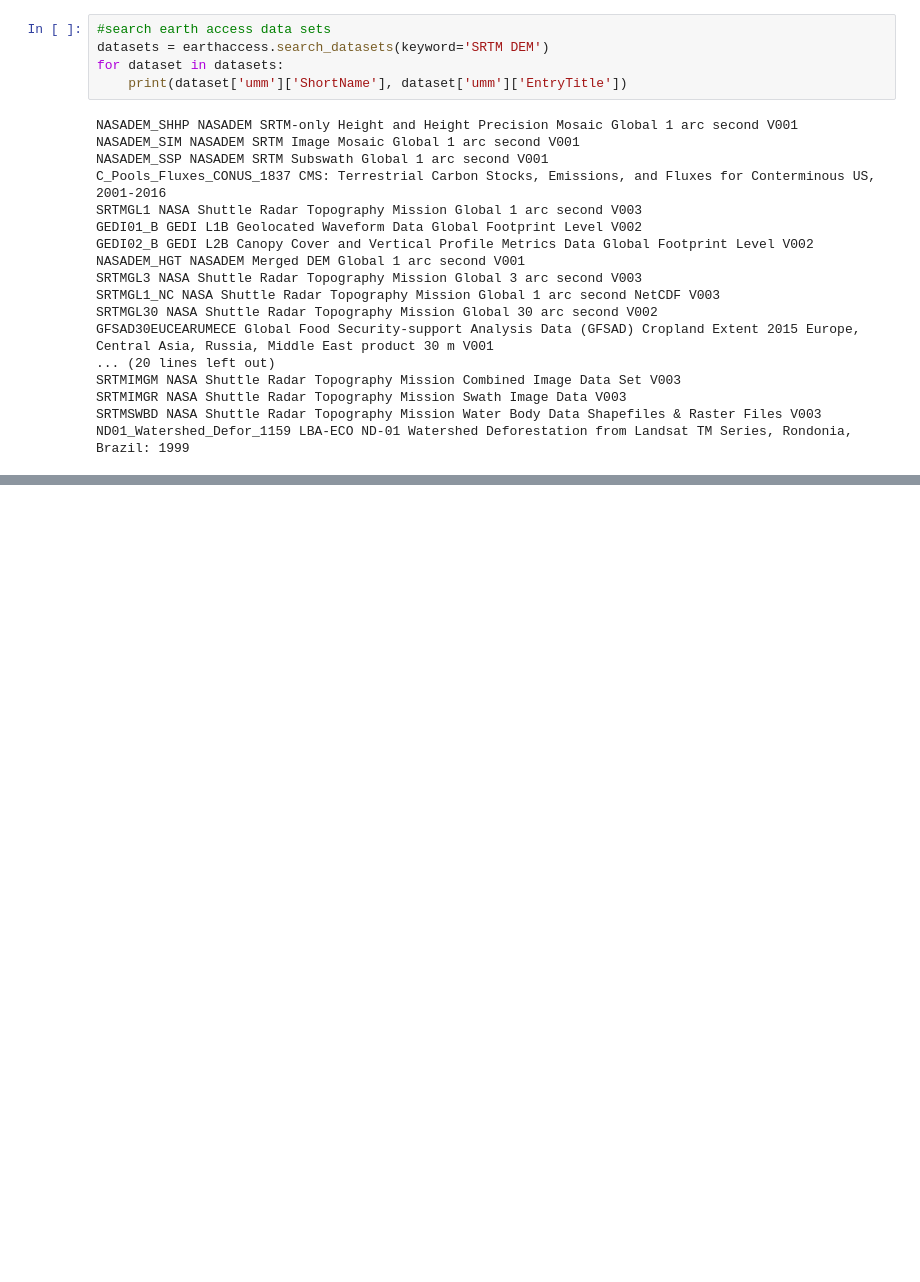
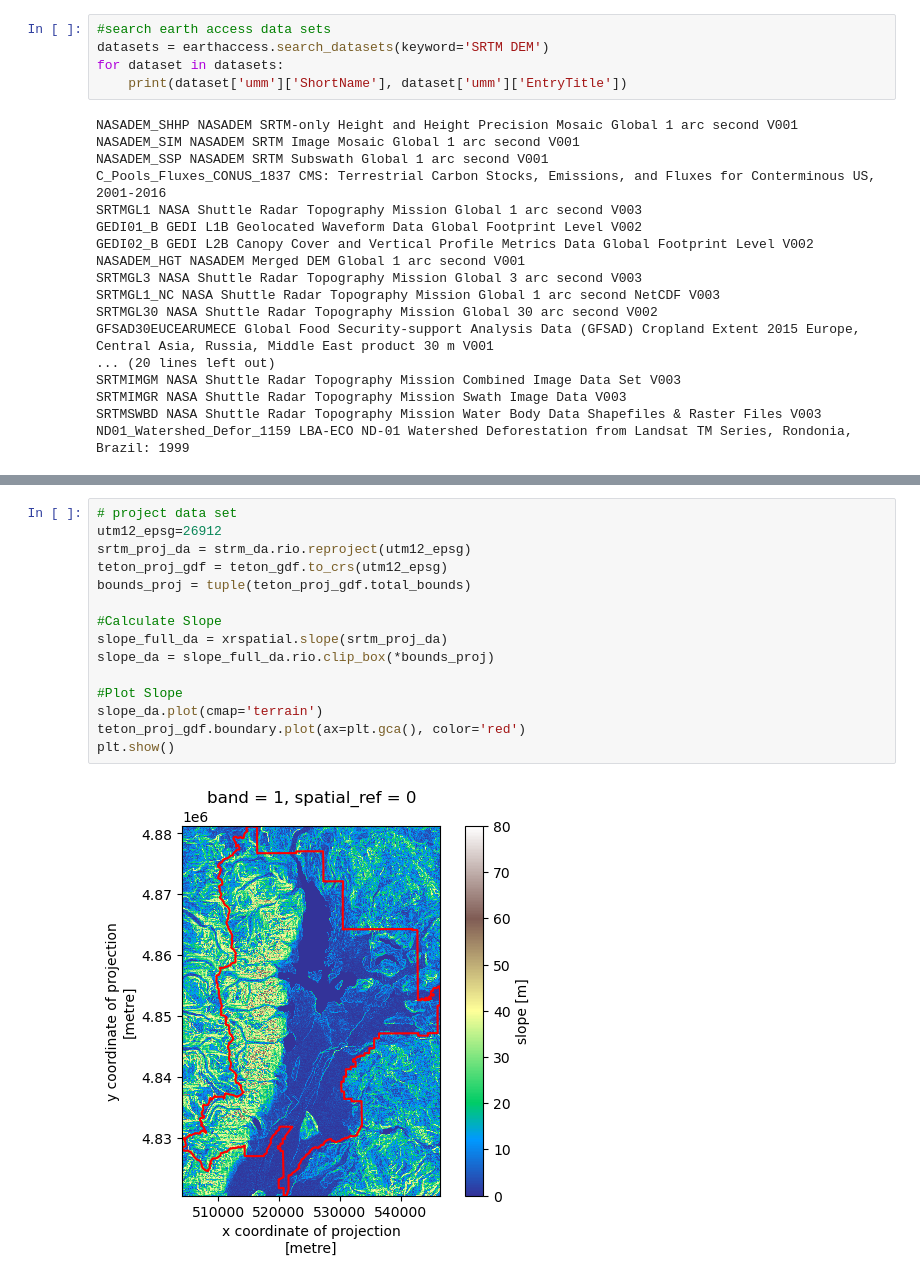
Before and after one commit to npwelsh/habitat_suitability, a Jupyter notebook: Tetraneuris-grandiflora_Elevation.ipynb, the cells around one changed output, grey strips where cells are left out. Drawn from its saved outputs; the diff is of its cells as text; blank space fills up the shorter version.

```diff
--- a/Tetraneuris-grandiflora_Elevation.ipynb
+++ b/Tetraneuris-grandiflora_Elevation.ipynb
@@ -72,0 +87,17 @@ for strm_path in glob(strm_pattern):
+# %%
+# project data set
+utm12_epsg=26912
+srtm_proj_da = strm_da.rio.reproject(utm12_epsg)
+teton_proj_gdf = teton_gdf.to_crs(utm12_epsg)
+bounds_proj = tuple(teton_proj_gdf.total_bounds)
+
+#Calculate Slope
+slope_full_da = xrspatial.slope(srtm_proj_da)
+slope_da = slope_full_da.rio.clip_box(*bounds_proj)
+
+#Plot Slope
+slope_da.plot(cmap='terrain')
+teton_proj_gdf.boundary.plot(ax=plt.gca(), color='red')
+plt.show()
+# %% [output]
+[figure, added]
```
Also changed, not shown: parts of 5 cells of this notebook, 3 other files.
